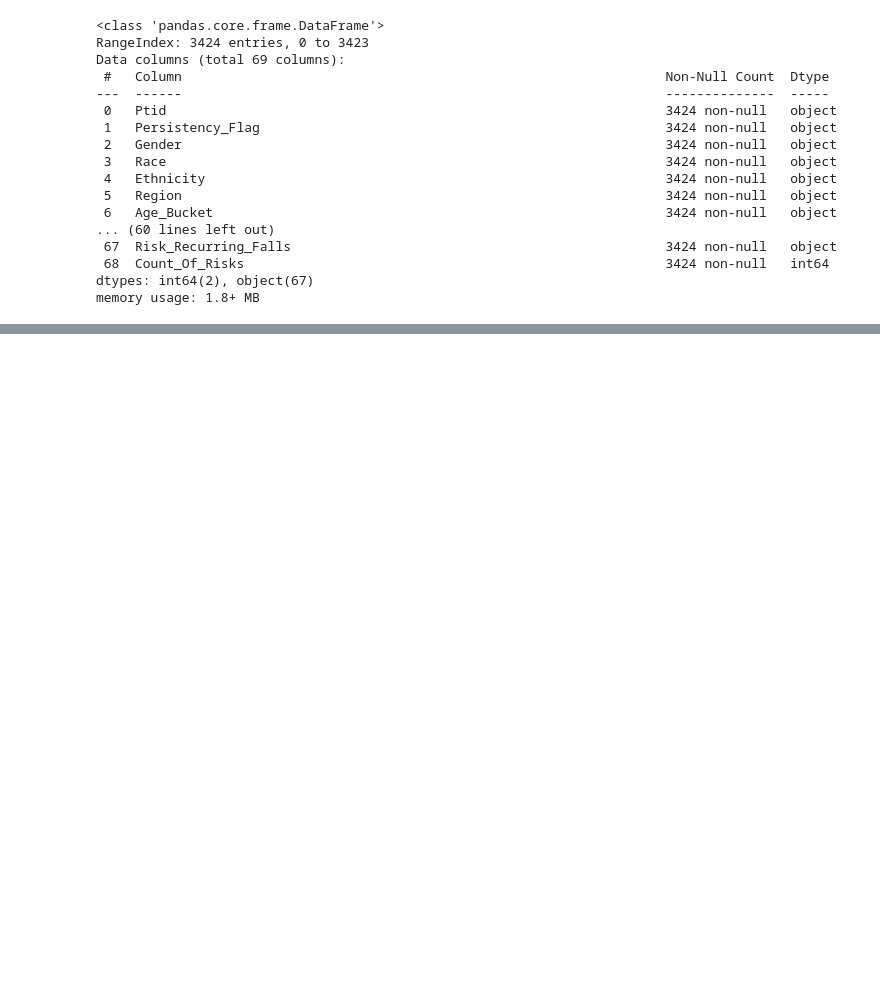
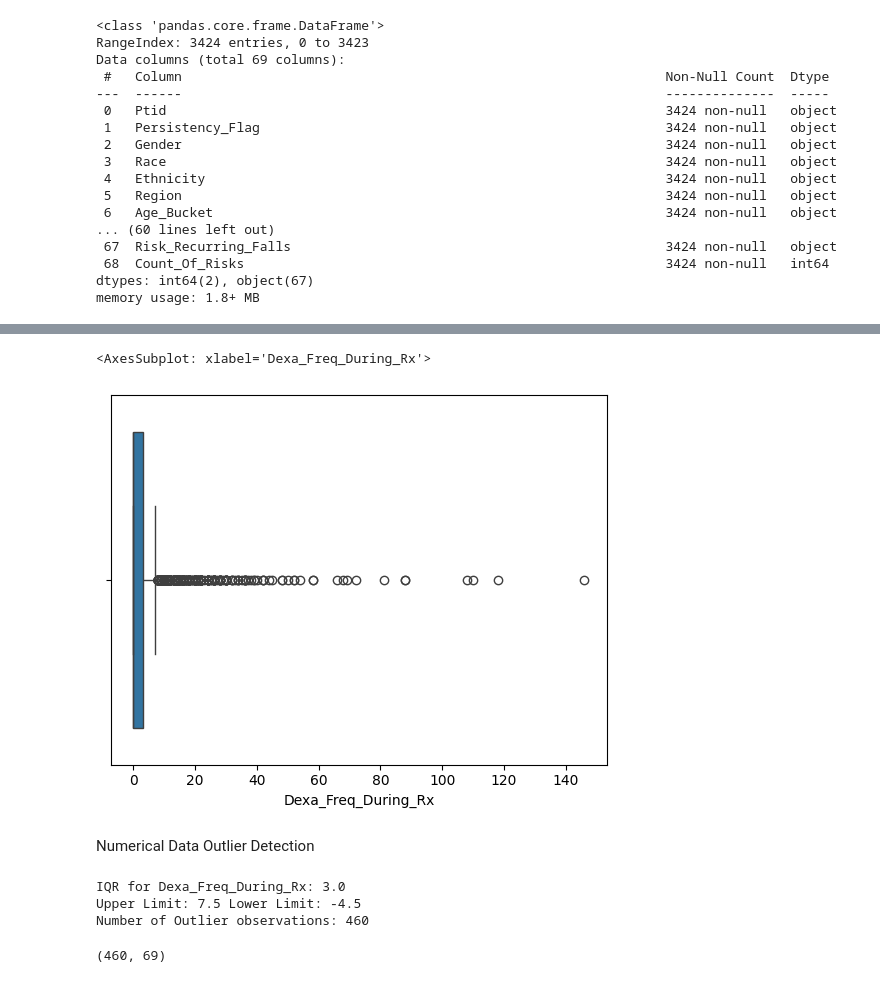
Before and after one commit to Yushamsi/Healthcare-Drug-Classification-EDA, a Jupyter notebook: Analysis.ipynb, the cells around one changed output, grey strips where cells are left out. Drawn from its saved outputs; the diff is of its cells as text; code cells hidden in the pictures; blank space fills up the shorter version.

```diff
--- a/Analysis.ipynb
+++ b/Analysis.ipynb
@@ -29,0 +102,44 @@ health_data.shape
+# %%
+sns.boxplot(data=health_data, x='Dexa_Freq_During_Rx')
+# %% [output]
+<AxesSubplot: xlabel='Dexa_Freq_During_Rx'>
+[figure, added]
+# %% [markdown]
+Numerical Data Outlier Detection
+# %%
+# Calculation IQR for Dexa_Freq_During_Rx
+# 75th Percentile
+seventy_fifth_dexa = health_data.Dexa_Freq_During_Rx.quantile(0.75)
+# 25th Percentile
+twenty_fifth_dexa = health_data.Dexa_Freq_During_Rx.quantile(0.25)
+# IQR
+iqr_dexa = seventy_fifth_dexa - twenty_fifth_dexa
+print('IQR for Dexa_Freq_During_Rx:', iqr_dexa)
+
+#  Calculating the upper and lower limits fo Outlier Detection
+upper_dexa = seventy_fifth_dexa + (1.5 * iqr_dexa)
+lower_dexa = twenty_fifth_dexa - (1.5 * iqr_dexa)
+print('Upper Limit:', upper_dexa, 'Lower Limit:', lower_dexa)
+#  lower_dexa limit isn't possible to be less than zero, thus only upper limit filtering will be considered
+
+outliers = health_data[health_data.Dexa_Freq_During_Rx > upper_dexa]
+print('Number of Outlier observations:', outliers.shape[0])
+# %% [output]
+IQR for Dexa_Freq_During_Rx: 3.0
+Upper Limit: 7.5 Lower Limit: -4.5
+Number of Outlier observations: 460
+# %%
+outliers = health_data[health_data.Dexa_Freq_During_Rx > upper_dexa]
+outliers.shape # 460 observations that are above the upper limit
+
+# Find out why Dexa_Freq_During_Rx observations are above the limit - is there any confounding variable that
+# could be constant for these outlier values?
+
+# outliers.Age_Bucket.value_counts()
+# health_data.Age_Bucket.value_counts()
+
+# outliers.Ntm_Speciality.value_counts()
+# In comparison to the rest of the data is there a difference in practitioner type ?
+# when the Dexa_Freq_During_Rx is higher than the upper limit?
+# %% [output]
+(460, 69)
```
Also changed, not shown: parts of 64 cells of this notebook, 9 other files.
